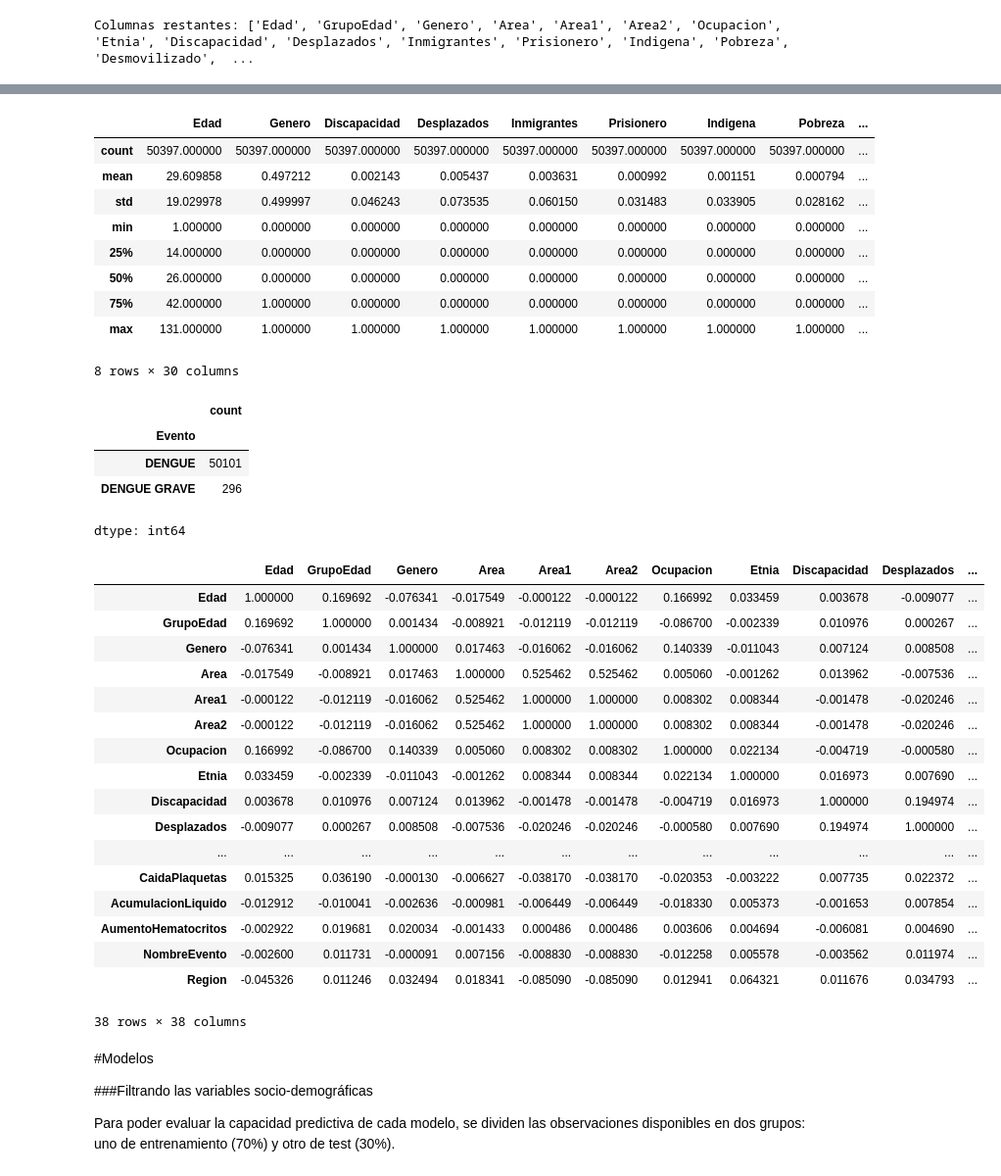
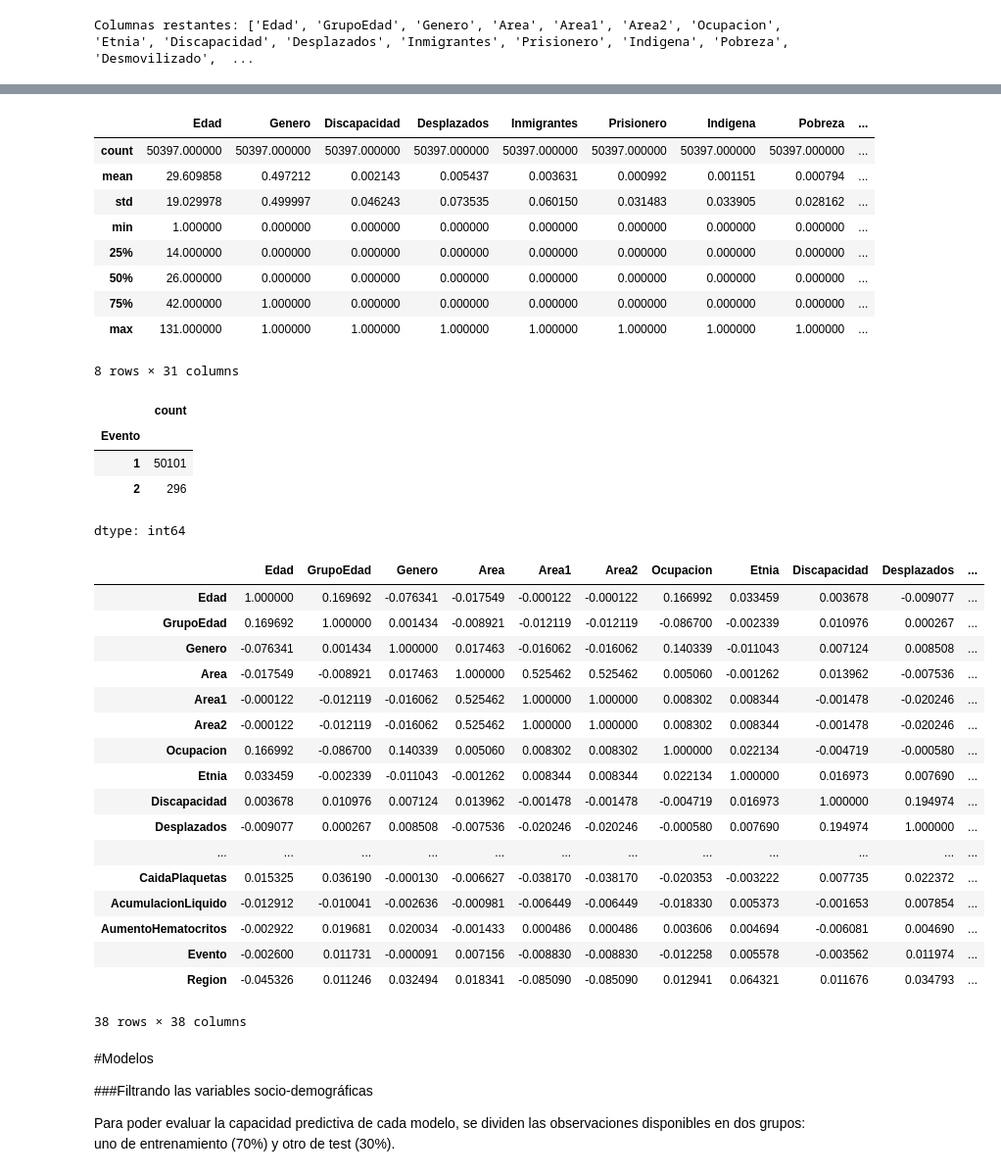
Before and after one commit to cam2149/MachinelearningI, a Jupyter notebook: Examen3_Ejercicio4.ipynb, the cells around one changed output, grey strips where cells are left out. Shown at 98% size. Saved outputs shown, nothing was run; the diff lists cells and outputs as text; code cells hidden in the pictures.

```diff
--- a/Examen3_Ejercicio4.ipynb
+++ b/Examen3_Ejercicio4.ipynb
@@ -287,14 +285,12 @@ for column in dfDengue.columns:
   if column not in excluded_columns:
     # Reemplazar valoes NaN con 0
     dfDengue[column].fillna(0, inplace=True)
+    # Reemplazar "No" con 0 y "Si" con 1
+    dfDengue[column] = dfDengue[column].replace({"No": 0, "Si": 1, "Sí" : 1})
 
-
-# Reemplazar "No" con 0 y "Si" con 1
-# dfDengue[column] = dfDengue[column].replace({"No": 0, "Si": 1})
-# dfDengue[column] = dfDengue[column].replace({"No": 0, "Sí": 1})
 # Reemplazar "DENGUE" con 1 and "DENGUE GRAVE" con 2
-#dfDengue['Evento'] = dfDengue['Evento'].replace({"DENGUE": 1, "DENGUE GRAVE": 2}, inplace=True)
-#dfDengue['Genero'] = dfDengue['Genero'].replace({'M': 1, 'F': 0}, inplace=True)
+dfDengue['Evento'] = dfDengue['Evento'].replace({"DENGUE": 1, "DENGUE GRAVE": 2})
+dfDengue['Genero'] = dfDengue['Genero'].replace({'M': 1, 'F': 0})
 # %%
 dfDengue.isna().sum()
 # %% [output]
@@ -328,55 +324,54 @@ dfDengue.describe()
 | 50% | 26.000000 | 0.000000 | 0.000000 | 0.000000 | 0.000000 | 0.000000 | 0.000000 | 0.000000 | ... |
 | 75% | 42.000000 | 1.000000 | 0.000000 | 0.000000 | 0.000000 | 0.000000 | 0.000000 | 0.000000 | ... |
 | max | 131.000000 | 1.000000 | 1.000000 | 1.000000 | 1.000000 | 1.000000 | 1.000000 | 1.000000 | ... |
-8 rows × 30 columns
+8 rows × 31 columns
 # %%
 unique_nombre_evento_counts = dfDengue['Evento'].value_counts()
 unique_nombre_evento_counts
 # %% [output]
 |  | count |
 | Evento |  |
-| DENGUE | 50101 |
-| DENGUE GRAVE | 296 |
+| 1 | 50101 |
+| 2 | 296 |
 dtype: int64
 # %%
 # Se seleccionan las columnas a estandarizar
 columns_to_standardize = ['GrupoEdad', 'Area', 'Area1', 'Area2', 'Ocupacion', 'Etnia', 'Region']
-dfDengue_scaled = dfDengue.copy()
 scaler = StandardScaler()
 
 # Convertir valores de cadena en representaciones numéricas usando codificación de etiquetas
 # Esto es necesario antes de escalar porque StandardScaler trabaja con datos numéricos.
 for column in columns_to_standardize:
-  if dfDengue_scaled[column].dtype == 'object':
-    unique_values = dfDengue_scaled[column].unique()
+  if dfDengue[column].dtype == 'object':
+    unique_values = dfDengue[column].unique()
     value_mapping = {value: index for index, value in enumerate(unique_values)}
 
     # Reemplazar valores de cadena con etiquetas numéricas
-    dfDengue_scaled[column] = dfDengue_scaled[column].map(value_mapping)
+    dfDengue[column] = dfDengue[column].map(value_mapping)
 
 # Se ajusta y transforma las columnas seleccionadas.
-dfDengue_scaled[columns_to_standardize] = scaler.fit_transform(dfDengue_scaled[columns_to_standardize])
+dfDengue[columns_to_standardize] = scaler.fit_transform(dfDengue[columns_to_standardize])
 
 # Calculo de la matriz de correlación.
-correlation_matrix = dfDengue_scaled.corr()
+correlation_matrix = dfDengue.corr()
 correlation_matrix
 # %% [output]
 |  | Edad | GrupoEdad | Genero | Area | Area1 | Area2 | Ocupacion | Etnia | Discapacidad | Desplazados | ... |
 | Edad | 1.000000 | 0.169692 | -0.076341 | -0.017549 | -0.000122 | -0.000122 | 0.166992 | 0.033459 | 0.003678 | -0.009077 | ... |
 | GrupoEdad | 0.169692 | 1.000000 | 0.001434 | -0.008921 | -0.012119 | -0.012119 | -0.086700 | -0.002339 | 0.010976 | 0.000267 | ... |
 | Genero | -0.076341 | 0.001434 | 1.000000 | 0.017463 | -0.016062 | -0.016062 | 0.140339 | -0.011043 | 0.007124 | 0.008508 | ... |
 | Area | -0.017549 | -0.008921 | 0.017463 | 1.000000 | 0.525462 | 0.525462 | 0.005060 | -0.001262 | 0.013962 | -0.007536 | ... |
 | Area1 | -0.000122 | -0.012119 | -0.016062 | 0.525462 | 1.000000 | 1.000000 | 0.008302 | 0.008344 | -0.001478 | -0.020246 | ... |
 | Area2 | -0.000122 | -0.012119 | -0.016062 | 0.525462 | 1.000000 | 1.000000 | 0.008302 | 0.008344 | -0.001478 | -0.020246 | ... |
 | Ocupacion | 0.166992 | -0.086700 | 0.140339 | 0.005060 | 0.008302 | 0.008302 | 1.000000 | 0.022134 | -0.004719 | -0.000580 | ... |
 | Etnia | 0.033459 | -0.002339 | -0.011043 | -0.001262 | 0.008344 | 0.008344 | 0.022134 | 1.000000 | 0.016973 | 0.007690 | ... |
 | Discapacidad | 0.003678 | 0.010976 | 0.007124 | 0.013962 | -0.001478 | -0.001478 | -0.004719 | 0.016973 | 1.000000 | 0.194974 | ... |
 | Desplazados | -0.009077 | 0.000267 | 0.008508 | -0.007536 | -0.020246 | -0.020246 | -0.000580 | 0.007690 | 0.194974 | 1.000000 | ... |
 | ... | ... | ... | ... | ... | ... | ... | ... | ... | ... | ... | ... |
 | CaidaPlaquetas | 0.015325 | 0.036190 | -0.000130 | -0.006627 | -0.038170 | -0.038170 | -0.020353 | -0.003222 | 0.007735 | 0.022372 | ... |
 | AcumulacionLiquido | -0.012912 | -0.010041 | -0.002636 | -0.000981 | -0.006449 | -0.006449 | -0.018330 | 0.005373 | -0.001653 | 0.007854 | ... |
 | AumentoHematocritos | -0.002922 | 0.019681 | 0.020034 | -0.001433 | 0.000486 | 0.000486 | 0.003606 | 0.004694 | -0.006081 | 0.004690 | ... |
-| NombreEvento | -0.002600 | 0.011731 | -0.000091 | 0.007156 | -0.008830 | -0.008830 | -0.012258 | 0.005578 | -0.003562 | 0.011974 | ... |
+| Evento | -0.002600 | 0.011731 | -0.000091 | 0.007156 | -0.008830 | -0.008830 | -0.012258 | 0.005578 | -0.003562 | 0.011974 | ... |
 | Region | -0.045326 | 0.011246 | 0.032494 | 0.018341 | -0.085090 | -0.085090 | 0.012941 | 0.064321 | 0.011676 | 0.034793 | ... |
 38 rows × 38 columns
 # %% [markdown]
```
Also changed, not shown: parts of 5 cells of this notebook.
